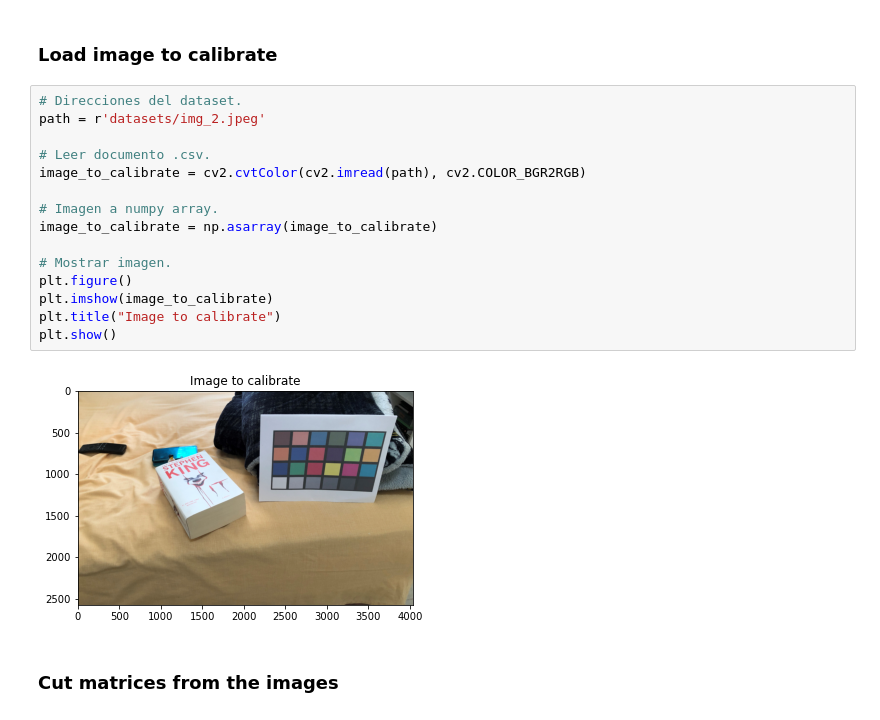
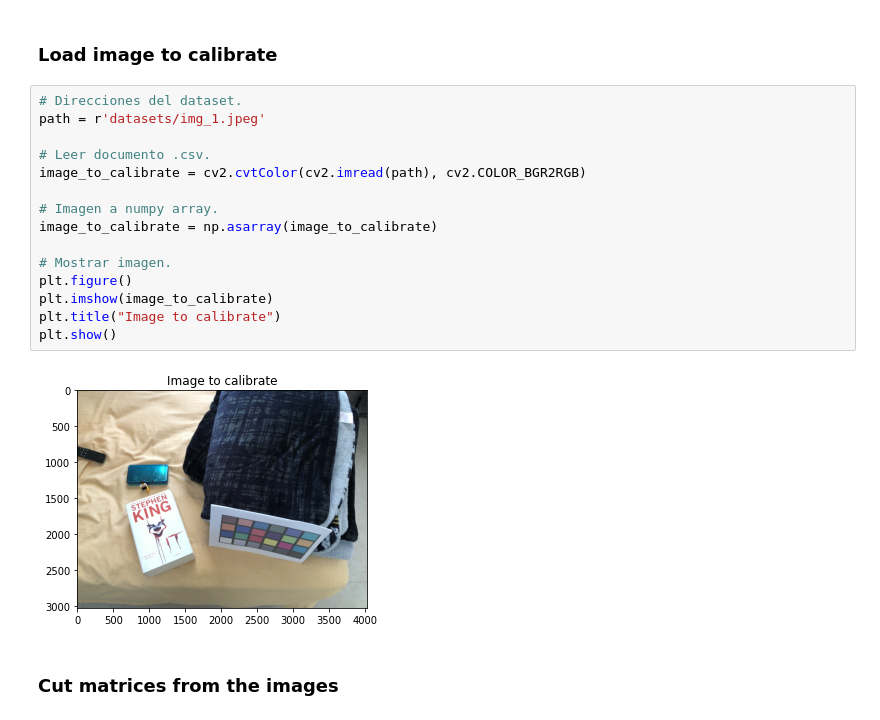
Before and after one commit to ASASauqui/Color-calibration, a Jupyter notebook: color_calibration.ipynb, the cells around one changed output. Drawn from its saved outputs; the diff is of its cells as text.

```diff
--- a/color_calibration.ipynb
+++ b/color_calibration.ipynb
@@ -207,21 +240,21 @@ plt.show()
 ### Load image to calibrate
 # %%
 # Direcciones del dataset.
-path = r'datasets/img_2.jpeg'
+path = r'datasets/img_1.jpeg'
 
 # Leer documento .csv.
 image_to_calibrate = cv2.cvtColor(cv2.imread(path), cv2.COLOR_BGR2RGB)
 
 # Imagen a numpy array.
 image_to_calibrate = np.asarray(image_to_calibrate)
 
 # Mostrar imagen.
 plt.figure()
 plt.imshow(image_to_calibrate)
 plt.title("Image to calibrate")
 plt.show()
 # %% [output]
-[figure, old version]
+[figure, new version]
 # %% [markdown]
 ### Cut matrices from the images
 # %%
```
Also changed, not shown: parts of 16 cells of this notebook, 3 other files.
